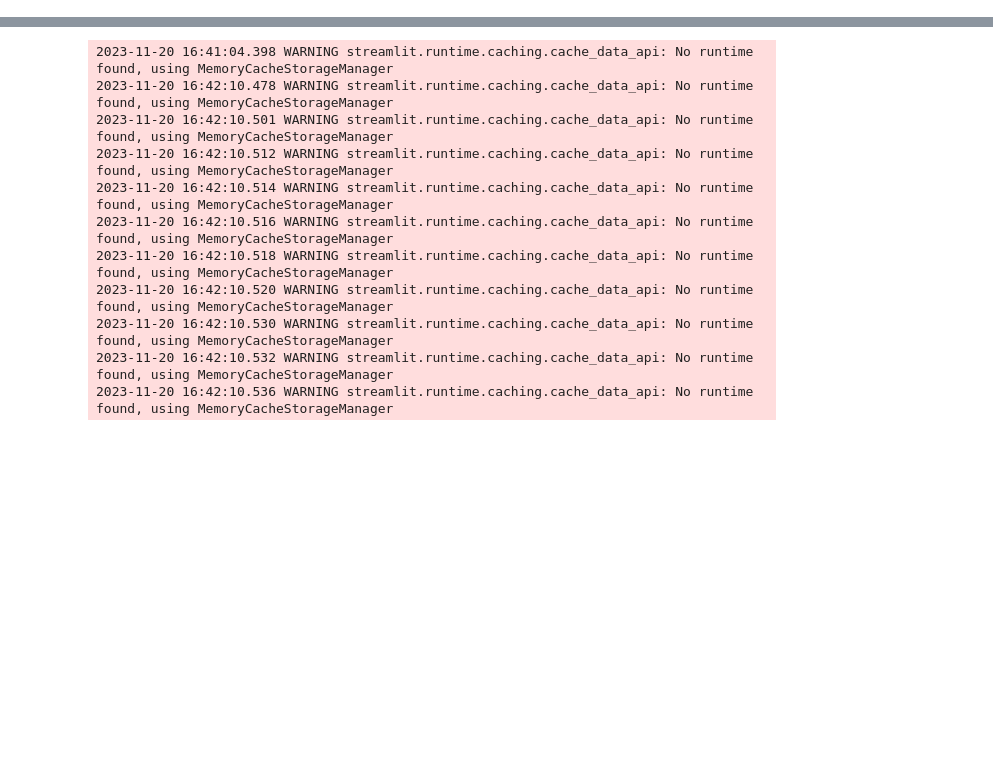
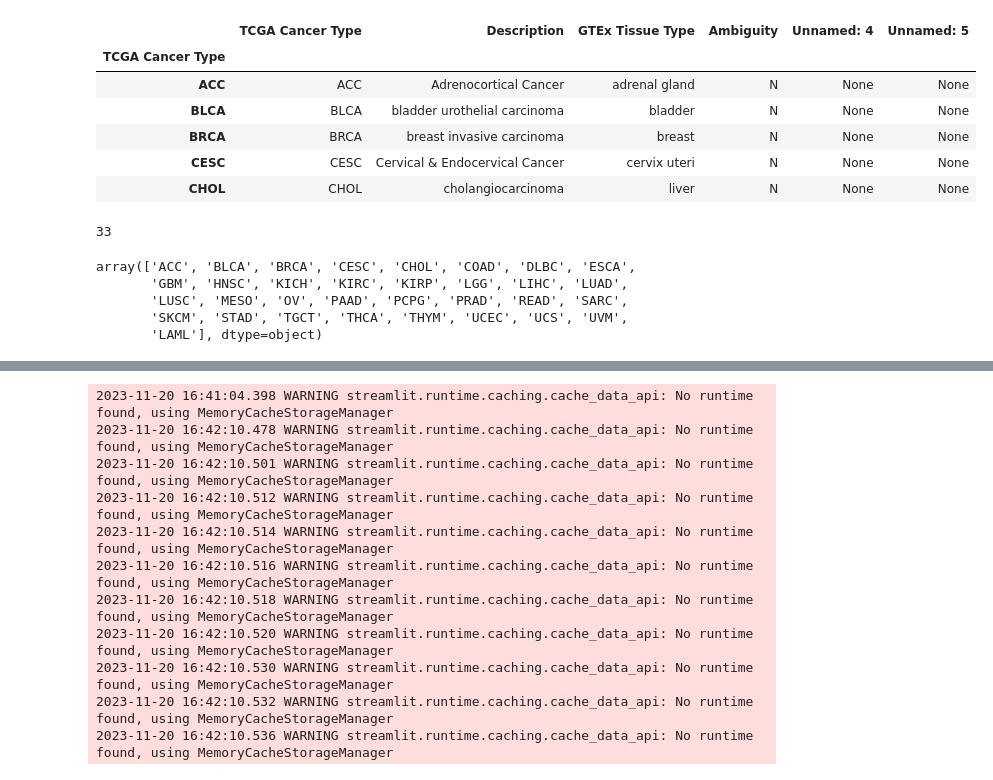
Before and after one commit to veliatx/dashboard, a Jupyter notebook: dashboard/testing.ipynb, the cells around one changed output, grey strips where cells are left out. Cells and saved outputs as stored; diff of their text form; code cells hidden in the pictures; blank space fills up the shorter version.

```diff
--- a/dashboard/testing.ipynb
+++ b/dashboard/testing.ipynb
@@ -7,0 +29,23 @@ from dashboard.data_load import load_sorf_df_conformed
+# %%
+de_metadata.head()
+# %% [output]
+|  | TCGA Cancer Type | Description | GTEx Tissue Type | Ambiguity | Unnamed: 4 | Unnamed: 5 |
+| TCGA Cancer Type |  |  |  |  |  |  |
+| ACC | ACC | Adrenocortical Cancer | adrenal gland | N | None | None |
+| BLCA | BLCA | bladder urothelial carcinoma | bladder | N | None | None |
+| BRCA | BRCA | breast invasive carcinoma | breast | N | None | None |
+| CESC | CESC | Cervical & Endocervical Cancer | cervix uteri | N | None | None |
+| CHOL | CHOL | cholangiocarcinoma | liver | N | None | None |
+# %%
+de_metadataa = pd.read_parquet(os.path.join(CACHE_DIR, 'xena_de_metadata.parq'))
+de_metadata.rename({'TCGA Cancer Type':'TCGA'}, axis=1).to_sql('sample_metadata_de', sqlite3.connect(CACHE_DIR / 'xena.db'), index=False)
+# %% [output]
+33
+# %%
+de_metadata.rename({'TCGA Cancer Type':'TCGA'}, axis=1)['TCGA'].values
+# %% [output]
+array(['ACC', 'BLCA', 'BRCA', 'CESC', 'CHOL', 'COAD', 'DLBC', 'ESCA',
+       'GBM', 'HNSC', 'KICH', 'KIRC', 'KIRP', 'LGG', 'LIHC', 'LUAD',
+       'LUSC', 'MESO', 'OV', 'PAAD', 'PCPG', 'PRAD', 'READ', 'SARC',
+       'SKCM', 'STAD', 'TGCT', 'THCA', 'THYM', 'UCEC', 'UCS', 'UVM',
+       'LAML'], dtype=object)
```
Also changed, not shown: parts of 8 cells of this notebook, 6 other files.
